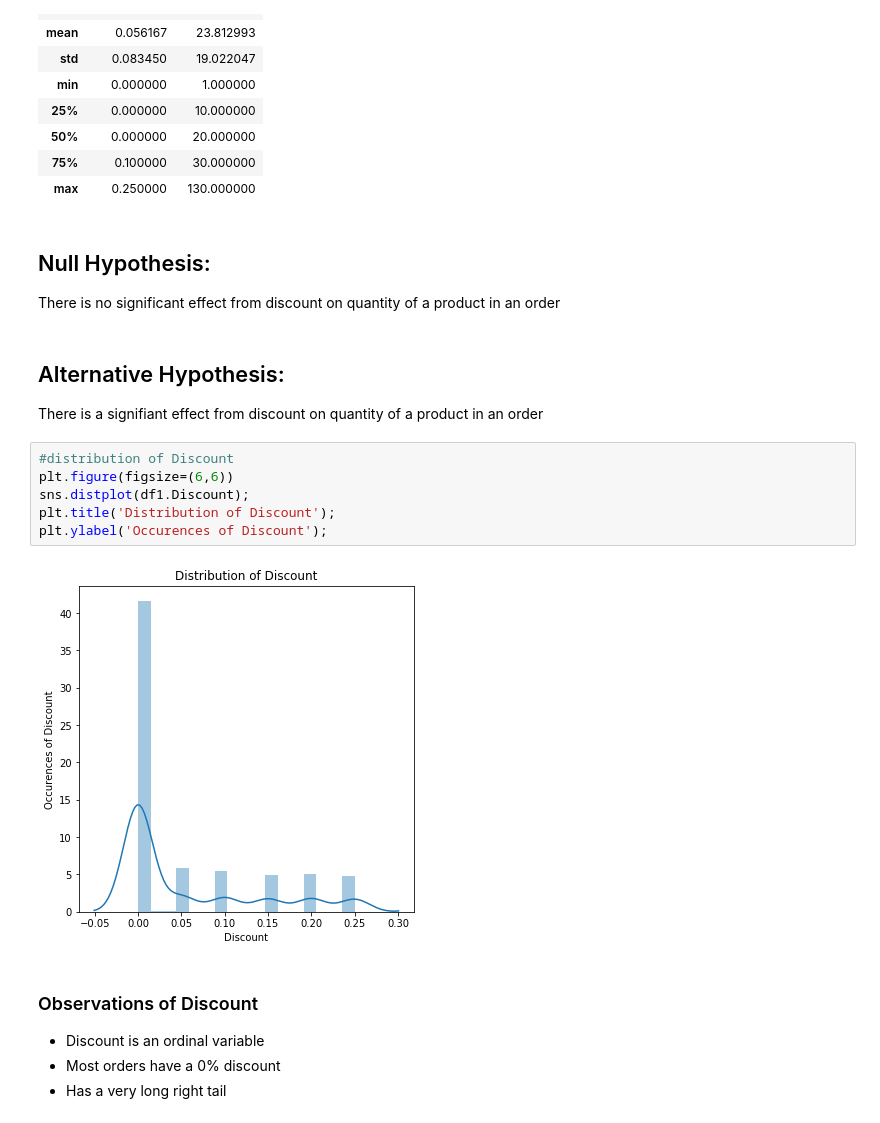
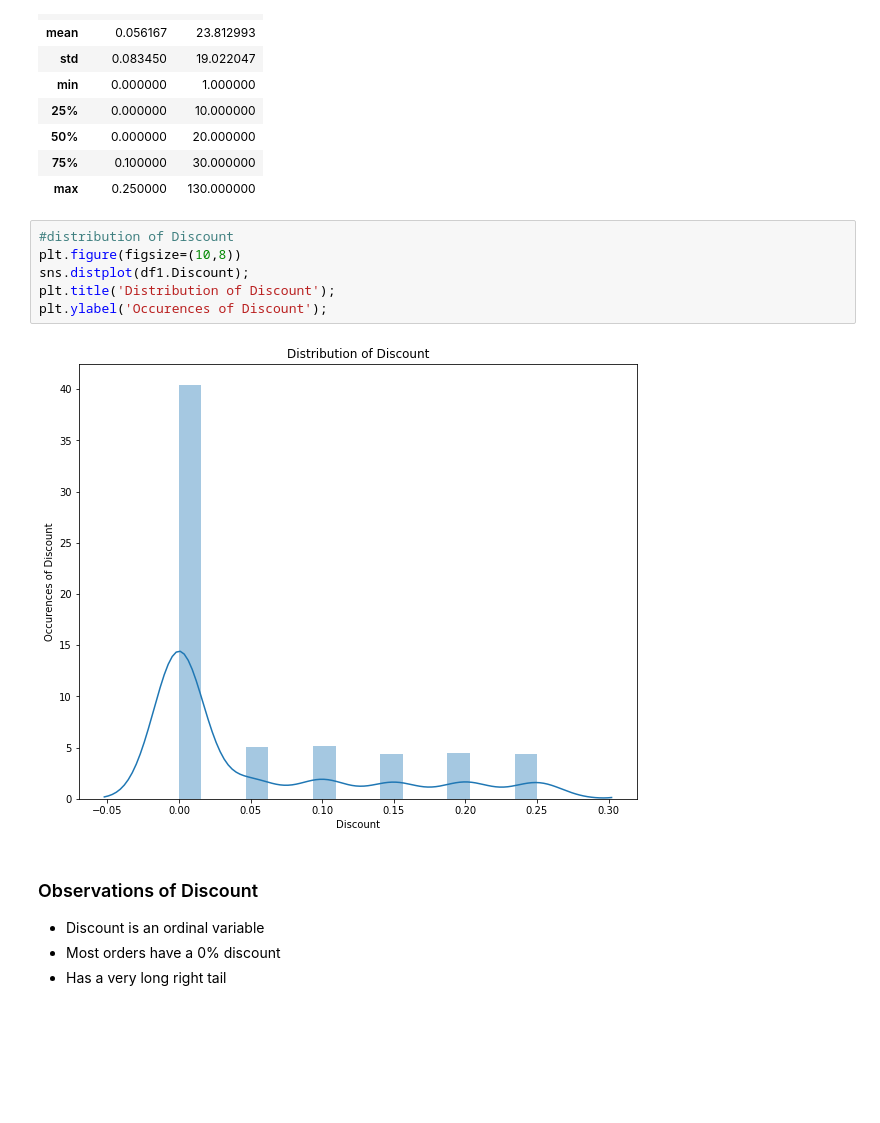
Before and after one commit to andymdc31/flatiron_project2, a Jupyter notebook: dsc-mod-3-project-online-ds-ft-081219/Project_Code.ipynb, the cells around one changed output. Saved outputs shown, nothing was run; the diff lists cells and outputs as text; blank space fills up the shorter version.

```diff
--- a/dsc-mod-3-project-online-ds-ft-081219/Project_Code.ipynb
+++ b/dsc-mod-3-project-online-ds-ft-081219/Project_Code.ipynb
@@ -137,20 +144,14 @@ df1.describe()
 | 50% | 0.000000 | 20.000000 |
 | 75% | 0.100000 | 30.000000 |
 | max | 0.250000 | 130.000000 |
-# %% [markdown]
-## Null Hypothesis:
-There is no significant effect from discount on quantity of a product in an order
-# %% [markdown]
-## Alternative Hypothesis:
-There is a signifiant effect from discount on quantity of a product in an order
 # %%
 #distribution of Discount
-plt.figure(figsize=(6,6))
+plt.figure(figsize=(10,8))
 sns.distplot(df1.Discount);
 plt.title('Distribution of Discount');
 plt.ylabel('Occurences of Discount');
 # %% [output]
-[figure, old version]
+[figure, new version]
 # %% [markdown]
 ### Observations of Discount
 - Discount is an ordinal variable
```
Also changed, not shown: parts of 72 cells of this notebook.
